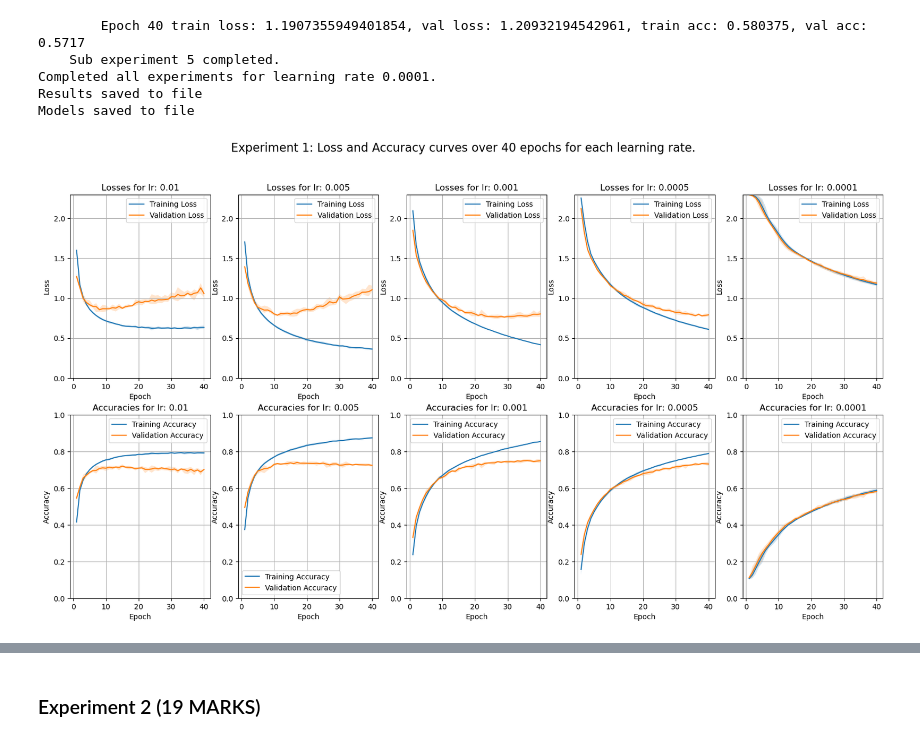
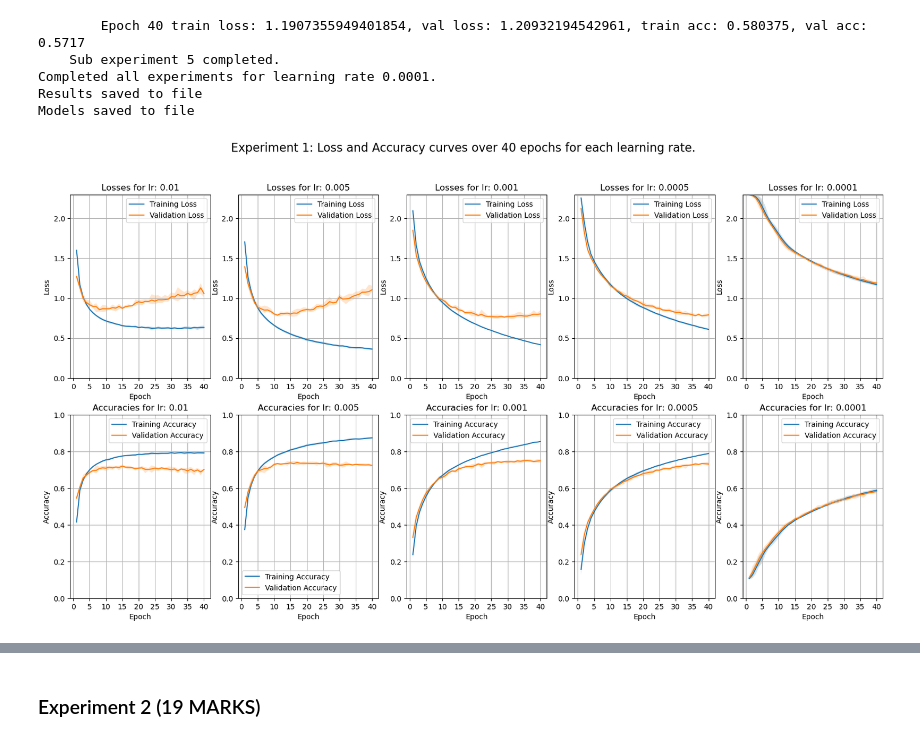
Before and after one commit to Dents6679/cifar10_nn_experiments, a Jupyter notebook: 246518.ipynb, the cells around one changed output, grey strips where cells are left out. Drawn from its saved outputs; the diff is of its cells as text; code cells hidden in the pictures.

```diff
--- a/246518.ipynb
+++ b/246518.ipynb
@@ -774,6 +781,15 @@ Models saved to file
 ###
 # Results for the first part of the experiment, running 5 models for each learning rate.
 ###
+
+import pickle
+
+
+# re-make variables as previous cell isn't going to be re-ran.
+learning_rates = [1e-2, 5e-3, 1e-3, 5e-4 ,1e-4]
+number_of_experiment_runs = 5
+epochs = 40
+
 
 # Load results fom file
 with open("exp1/results/exp1_results.pkl", "rb") as file:
@@ -831,34 +847,36 @@ for i, learning_rate in enumerate(learning_rates):
 
 
     # plot training and validation loss graphs
     axs[0, i].plot(epoch_range, average_train_losses, label="Training Loss") # plot average training loss
     axs[0, i].plot(epoch_range, average_val_losses, label="Validation Loss") # plot average validation loss
     axs[0, i].fill_between(epoch_range, min_train_losses, max_train_losses, alpha=0.2) # add fill between min and max train values
     axs[0, i].fill_between(epoch_range, min_val_losses, max_val_losses, alpha=0.2) # add fill between min and max val values
     axs[0, i].set_title(f"Losses for lr: {learning_rate}") # add title
     axs[0, i].set_xlabel("Epoch") # set x label to epoch
     axs[0, i].set_ylabel("Loss") # set y label to loss
     axs[0, i].legend() # turn on legend
     axs[0, i].grid() # turn on grid
     axs[0, i].set_ylim(0, 2.3) # set y limit to 2.3
+    axs[0, i].set_xticks(np.arange(0, 41, 5)) # set x ticks to every 5 epochs
 
 
     # plot training and validation accuracy graphs
     axs[1, i].plot(epoch_range, average_train_accs, label="Training Accuracy") # plot average training accuracy
     axs[1, i].plot(epoch_range, average_val_accs, label="Validation Accuracy") # plot average validation accuracy
     axs[1, i].fill_between(epoch_range, min_train_accs, max_train_accs, alpha=0.2) # add fill between min and max train values
     axs[1, i].fill_between(epoch_range, min_val_accs, max_val_accs, alpha=0.2) # add fill between min and max val values
     axs[1, i].set_title(f"Accuracies for lr: {learning_rate}") # add title
     axs[1, i].set_xlabel("Epoch") # set x label to epoch
     axs[1, i].set_ylabel("Accuracy") # set y label to accuracy
     axs[1, i].legend() # turn on legend
     axs[1, i].grid() # turn on grid
     axs[1, i].set_ylim(0, 1) # set y limit to 1
+    axs[1, i].set_xticks(np.arange(0, 41, 5)) # set x ticks to every 5 epochs
 
 # Show the super figure
 plt.show()
 # %% [output]
-[figure, old version]
+[figure, new version]
 # %%
 ##################################
 ### !!!LR SCHEDULER SECTION!!! ###
```
Also changed, not shown: parts of 12 cells of this notebook, 2 other files.
